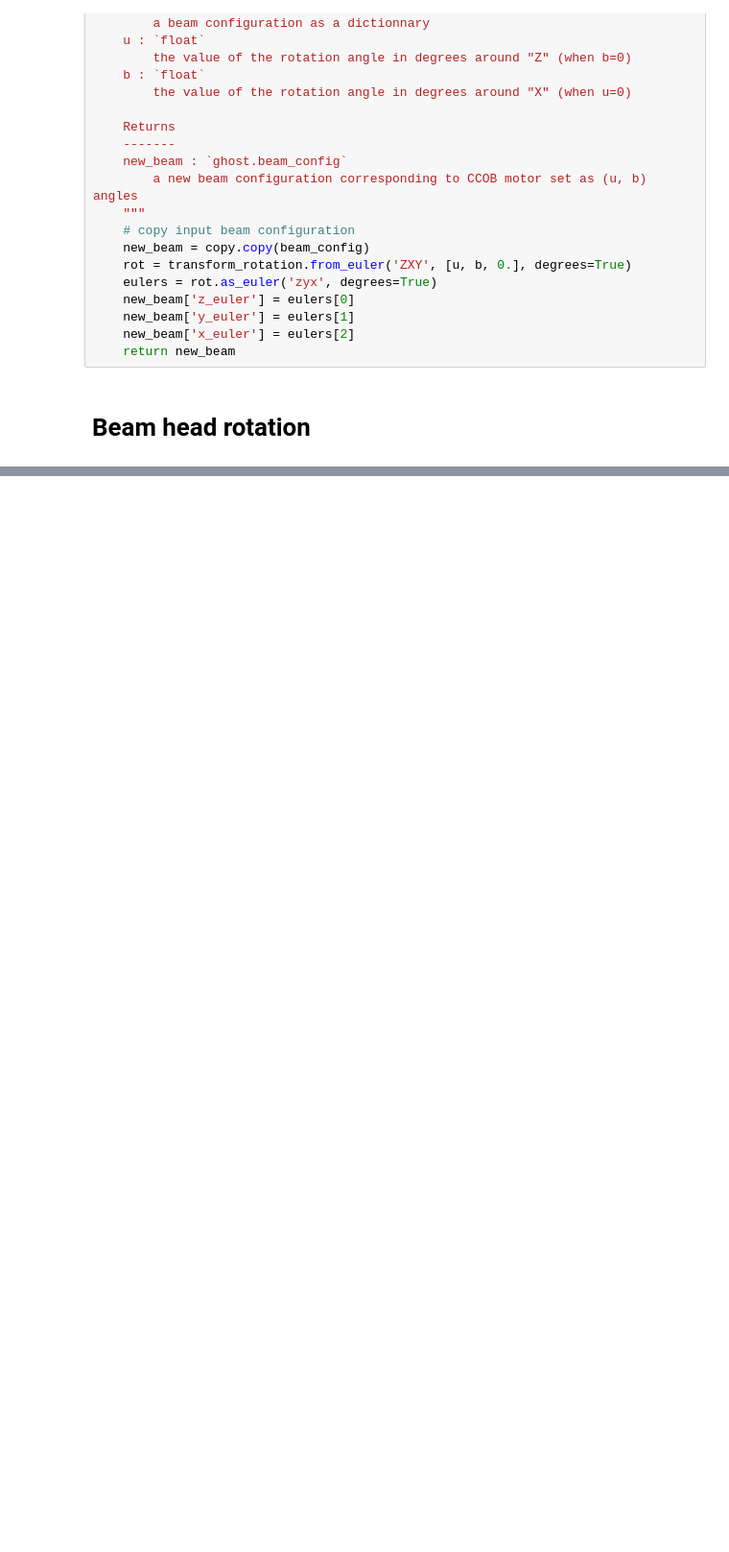
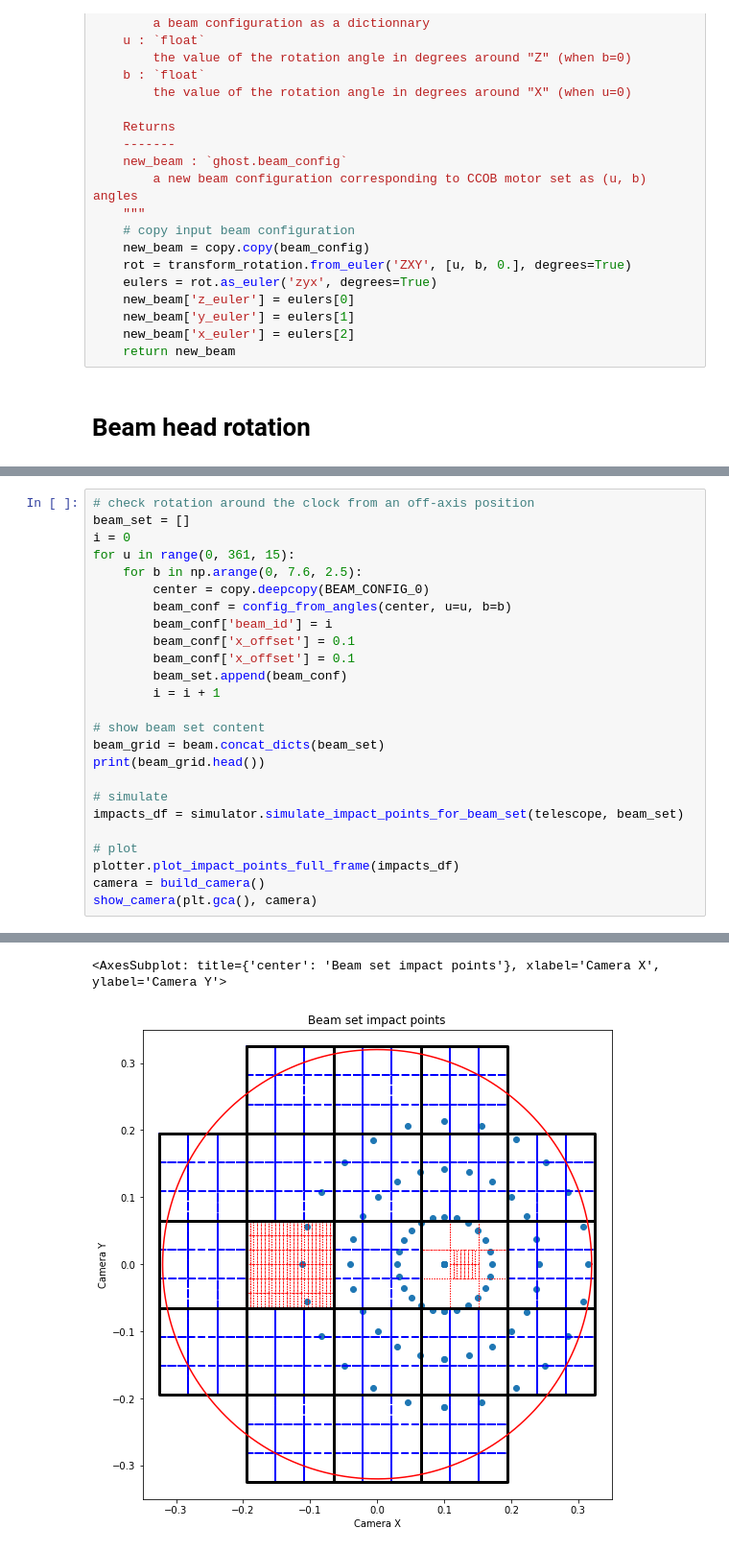
Before and after one commit to lsst-camera-dh/ghosts, a Jupyter notebook: notebooks/LSST_CCOB_beam_head_rotation.ipynb, the cells around one changed output, grey strips where cells are left out. Shown at 96% size. Cells and saved outputs as stored; diff of their text form; blank space fills up the shorter version.

```diff
--- a/notebooks/LSST_CCOB_beam_head_rotation.ipynb
+++ b/notebooks/LSST_CCOB_beam_head_rotation.ipynb
@@ -270,0 +277,26 @@ Simulating beam id  75
+# %%
+# check rotation around the clock from an off-axis position
+beam_set = []
+i = 0
+for u in range(0, 361, 15):
+    for b in np.arange(0, 7.6, 2.5):
+        center = copy.deepcopy(BEAM_CONFIG_0)
+        beam_conf = config_from_angles(center, u=u, b=b)
+        beam_conf['beam_id'] = i
+        beam_conf['x_offset'] = 0.1
+        beam_conf['x_offset'] = 0.1
+        beam_set.append(beam_conf)
+        i = i + 1
+
+# show beam set content
+beam_grid = beam.concat_dicts(beam_set)
+print(beam_grid.head())
+
+# simulate
+impacts_df = simulator.simulate_impact_points_for_beam_set(telescope, beam_set)
+
+# plot
+plotter.plot_impact_points_full_frame(impacts_df)
+camera = build_camera()
+show_camera(plt.gca(), camera)
+# %% [output]
@@ -270,0 +317,2 @@ Simulating beam id  75
+<AxesSubplot: title={'center': 'Beam set impact points'}, xlabel='Camera X', ylabel='Camera Y'>
+[figure, added]
```
Also changed, not shown: parts of 7 cells of this notebook.
